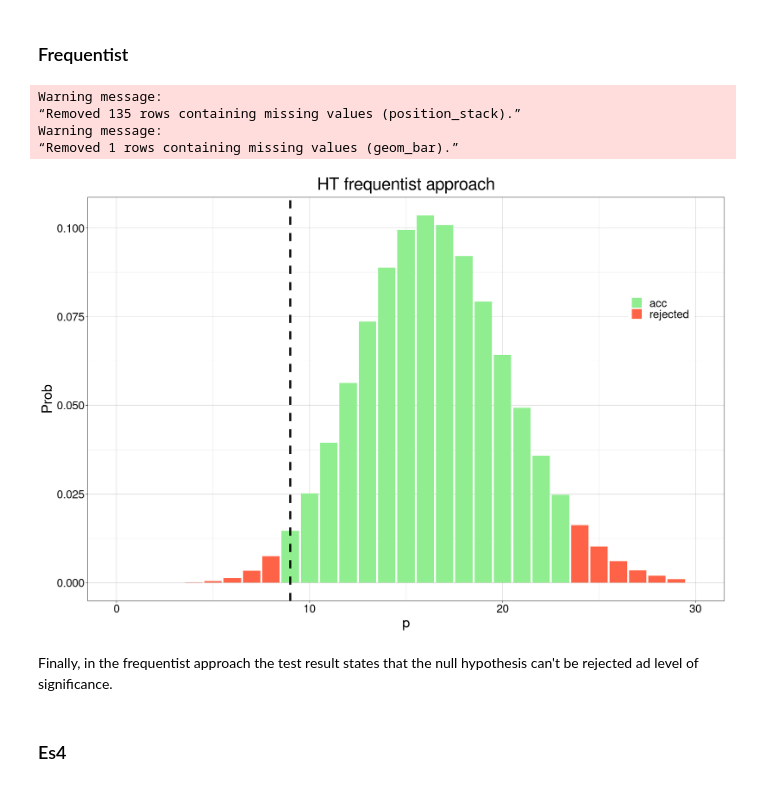
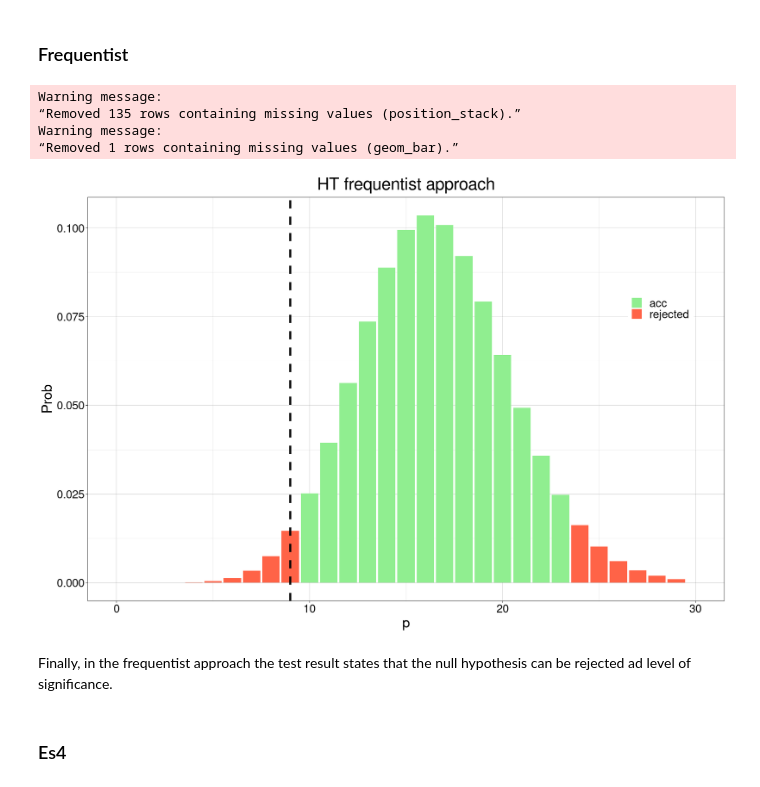
Before and after one commit to PietroCappelli/Advance_stat, a Jupyter notebook: Exercises/exercise06.ipynb, the cells around one changed output. Drawn from its saved outputs; the diff is of its cells as text; code cells hidden in the pictures.

```diff
--- a/Exercises/exercise06.ipynb
+++ b/Exercises/exercise06.ipynb
@@ -756,39 +755,39 @@ On the other hand, for the other posterior (more informative, if we believe the
 # %%
 n <- 165
 y <- 9
 y_i <- 1:n
 
 p_test <- pbinom(y_i, n, 0.1)
 
 y_acc <- y_i[p_test > 0.025 & p_test < 0.975]
-y_rej_left  <- y_i[p_test <= 0.025]
-y_rej_right <- y_i[p_test >= 0.975]
+y_rej_left  <- y_i[p_test < 0.025]
+y_rej_right <- y_i[p_test > 0.975]
 
-pp_test <- dbinom(y_i, n, p_h0)
+pp_test <- dbinom(y_i, n, 0.1)
 col <- c(rep("rejected",length(y_rej_left)),rep("acc",length(y_acc)),rep("rejected",length(y_rej_right)) )
 
 df <- data.frame(y_i, pp_test,col)
 
 options(repr.plot.width=15, repr.plot.height=10)
 
 barp <- ggplot(df, aes(x=y_i, y=pp_test,fill=col)) +
         geom_bar(stat="identity")+
         geom_vline(xintercept = y, linetype="dashed", color="black", lwd=1.5) +
         theme_linedraw() +
         xlim(0,30)+
         scale_fill_manual(name="",values = c(adjustcolor("#90ee90",alpha.f=2),adjustcolor("tomato",alpha.f=1)) )+
         labs(title=glue("HT frequentist approach"), x="p",y="Prob")+
         theme(text = element_text(size=22), plot.title = element_text( hjust = 0.5),
                 legend.position=c(.9,.75))
 barp
 # %% [output]
 Warning message:
 “Removed 135 rows containing missing values (position_stack).”
 Warning message:
 “Removed 1 rows containing missing values (geom_bar).”
-[figure, old version]
+[figure, new version]
 # %% [markdown]
-Finally, in the frequentist approach the test result states that the null hypothesis can't be rejected ad level of significance.
+Finally, in the frequentist approach the test result states that the null hypothesis can be rejected ad level of significance.
 # %% [markdown]
 ### Es4
 # %%
```
Also changed, not shown: parts of 2 cells of this notebook, 1 other file.
